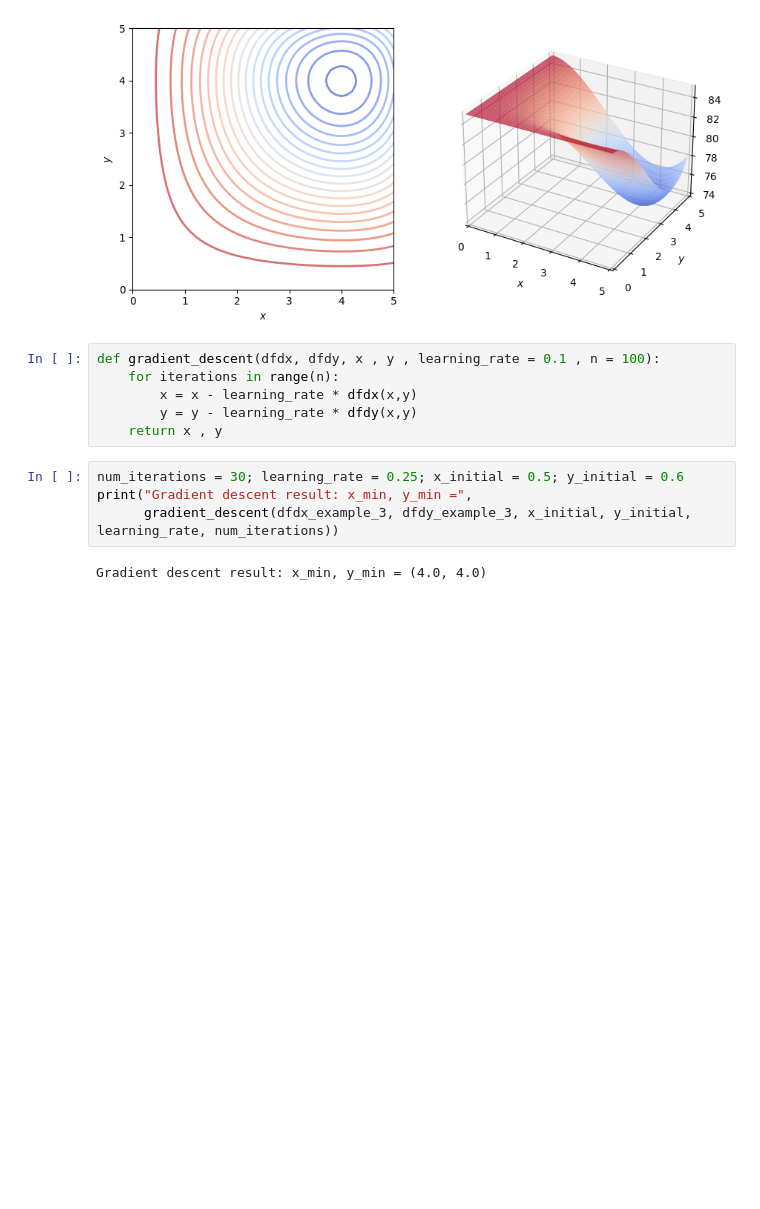
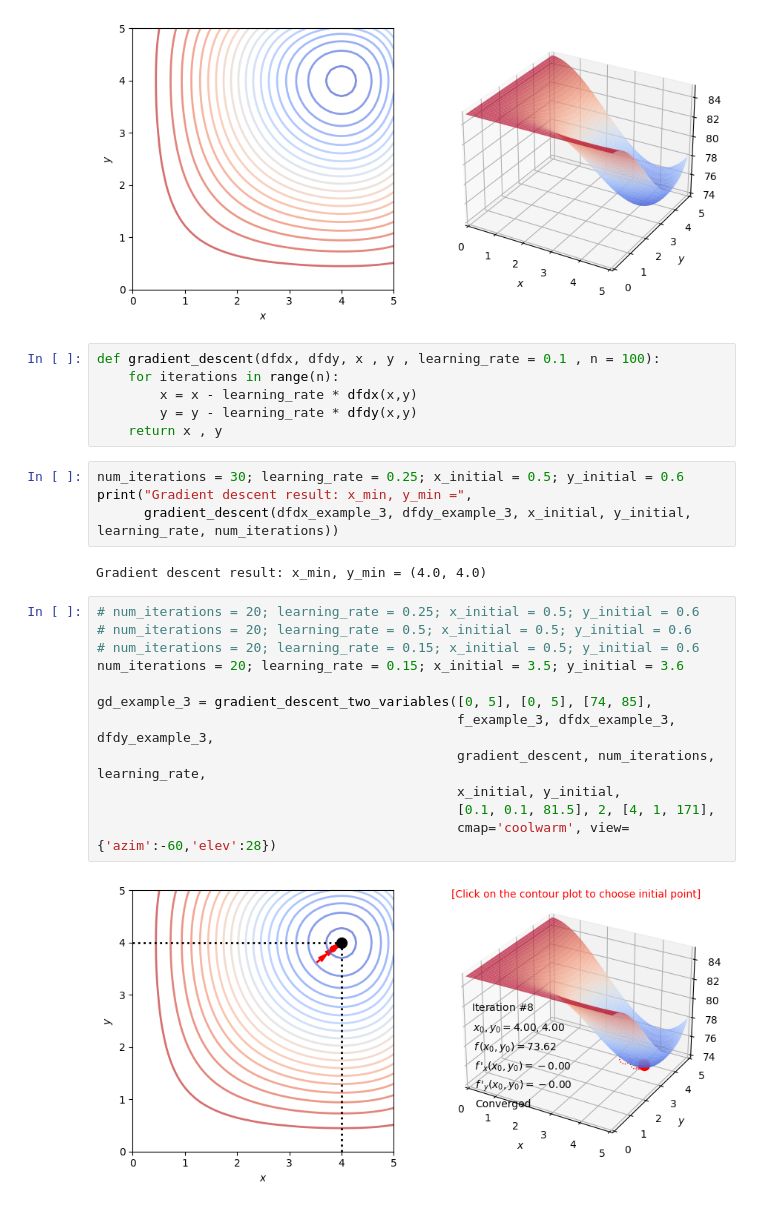
Before and after one commit to San-kalp/Maths-ML, a Jupyter notebook: Optimization Using Gradient Descent in Two Variables/code.ipynb, the cells around one changed output. Saved outputs shown, nothing was run; the diff lists cells and outputs as text; blank space fills up the shorter version.

```diff
--- a/Optimization Using Gradient Descent in Two Variables/code.ipynb
+++ b/Optimization Using Gradient Descent in Two Variables/code.ipynb
@@ -23,3 +23,17 @@ print("Gradient descent result: x_min, y_min =",
       gradient_descent(dfdx_example_3, dfdy_example_3, x_initial, y_initial, learning_rate, num_iterations))
 # %% [output]
 Gradient descent result: x_min, y_min = (4.0, 4.0)
+# %%
+# num_iterations = 20; learning_rate = 0.25; x_initial = 0.5; y_initial = 0.6
+# num_iterations = 20; learning_rate = 0.5; x_initial = 0.5; y_initial = 0.6
+# num_iterations = 20; learning_rate = 0.15; x_initial = 0.5; y_initial = 0.6
+num_iterations = 20; learning_rate = 0.15; x_initial = 3.5; y_initial = 3.6
+
+gd_example_3 = gradient_descent_two_variables([0, 5], [0, 5], [74, 85],
+                                              f_example_3, dfdx_example_3, dfdy_example_3,
+                                              gradient_descent, num_iterations, learning_rate,
+                                              x_initial, y_initial,
+                                              [0.1, 0.1, 81.5], 2, [4, 1, 171],
+                                              cmap='coolwarm', view={'azim':-60,'elev':28})
+# %% [output]
+[figure, added]
```
